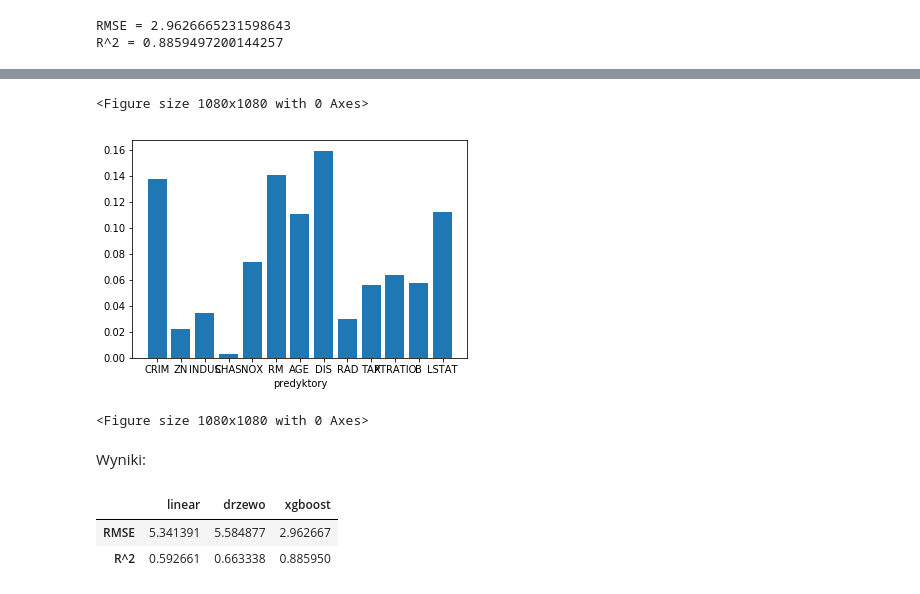
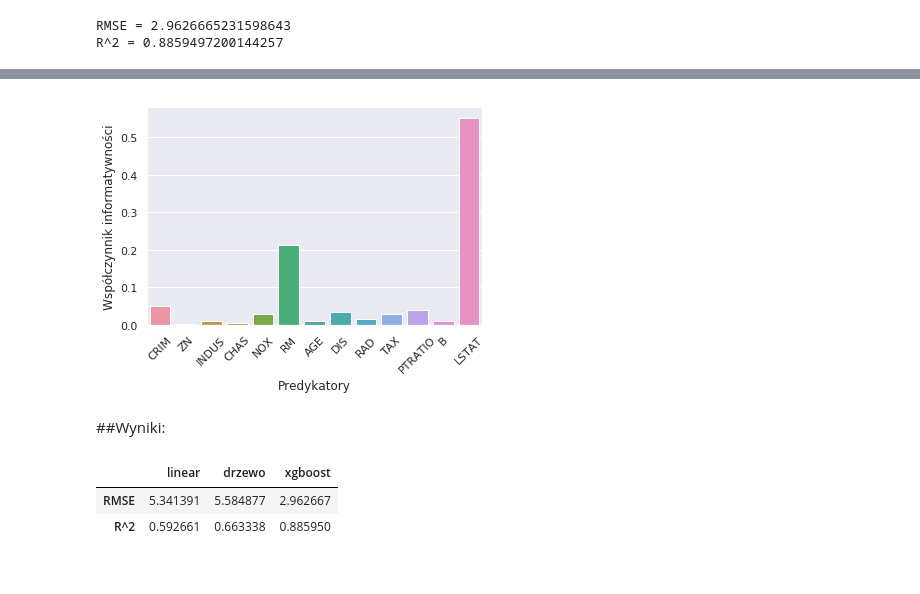
Before and after one commit to mateuszdorobek/Machine-Learning-Workshop-MINI, a Jupyter notebook: WorkShopMerge.ipynb, the cells around one changed output, grey strips where cells are left out. Saved outputs shown, nothing was run; the diff lists cells and outputs as text; code cells hidden in the pictures.

```diff
--- a/WorkShopMerge.ipynb
+++ b/WorkShopMerge.ipynb
@@ -681,16 +699,16 @@ plt.show()
 # %%
 # które predyktory są najbardziej informatywne - feature importance
-plt.bar(boston.columns, model.feature_importances_)
-plt.xlabel('predyktory')
-plt.figure(figsize=(15,15))
+sns.barplot(y=model.feature_importances_, x=boston.columns)
+plt.ylabel('Współczynnik informatywności')
+plt.xlabel('Predykatory')
+plt.xticks(rotation=45)
+plt.show()
 #LSTAT: procent populacji o niższym statusie społecznym
 #RM: liczba pokoi
 # %% [output]
-<Figure size 1080x1080 with 0 Axes>
-[figure, old version]
+[figure, new version]
-<Figure size 1080x1080 with 0 Axes>
-# %% [markdown]
-Wyniki:
+# %% [markdown]
+##Wyniki:
 # %%
 idx_names = {0:'RMSE', 1:'R^2'}
 results1=results.rename(index=idx_names)
```
Also changed, not shown: parts of 24 cells of this notebook.
